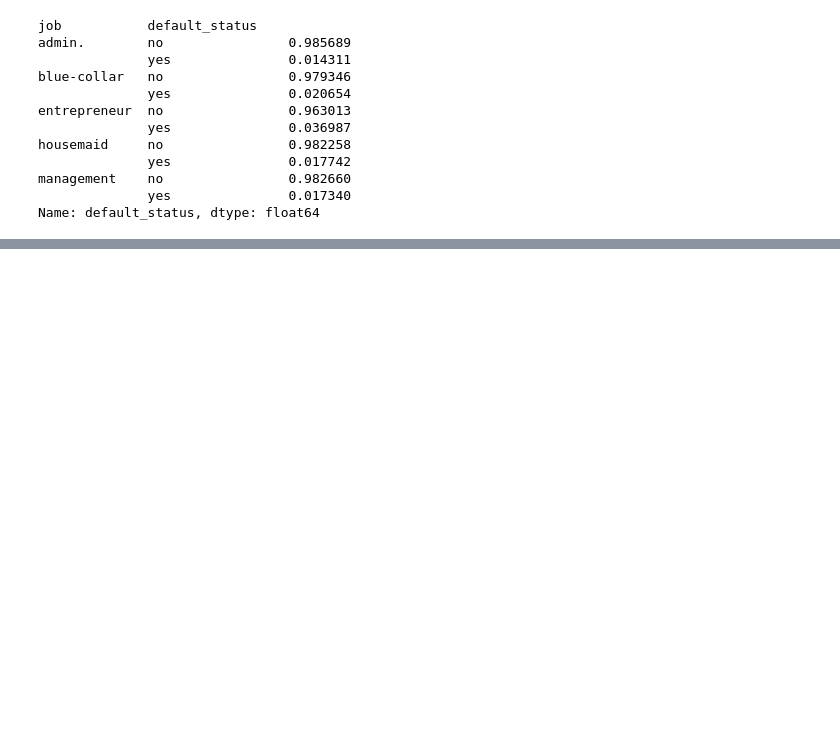
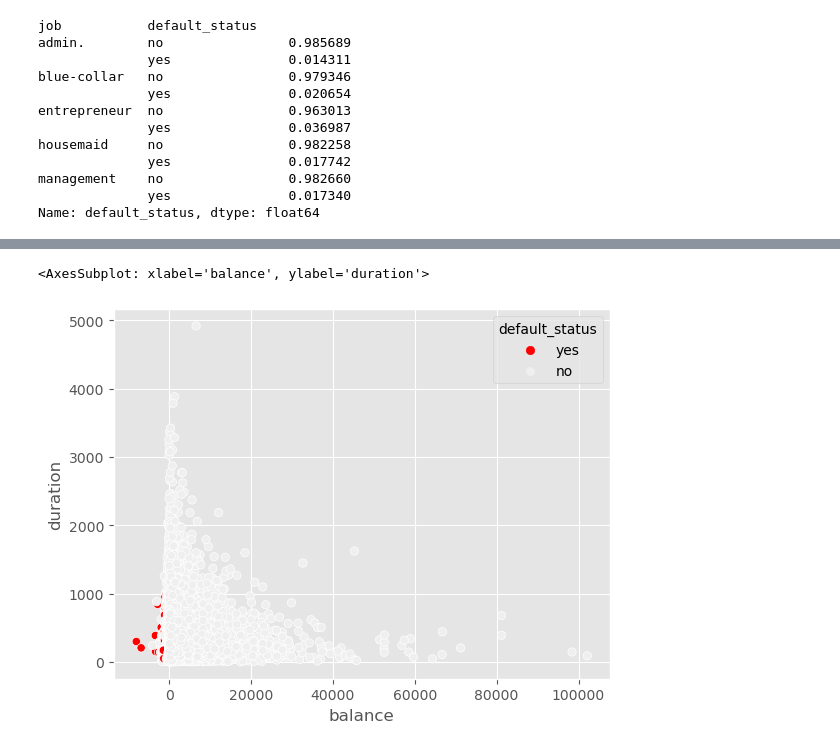
Before and after one commit to CoolBeansProgramming/Bank-Marketing-Campaign, a Jupyter notebook: main.ipynb, the cells around one changed output, grey strips where cells are left out. Drawn from its saved outputs; the diff is of its cells as text; code cells hidden in the pictures; blank space fills up the shorter version.

```diff
--- a/main.ipynb
+++ b/main.ipynb
@@ -189,0 +206,6 @@ Text(0, 0.5, '# of Customers')
+# %%
+hue_colors = {'yes': 'red', 'no': '#efefef'}
+sns.scatterplot(x='balance', y='duration', data=df, hue='default_status', palette=hue_colors, hue_order = ['yes','no'])
+# %% [output]
+<AxesSubplot: xlabel='balance', ylabel='duration'>
+[figure, added]
```
Also changed, not shown: parts of 6 cells of this notebook.
